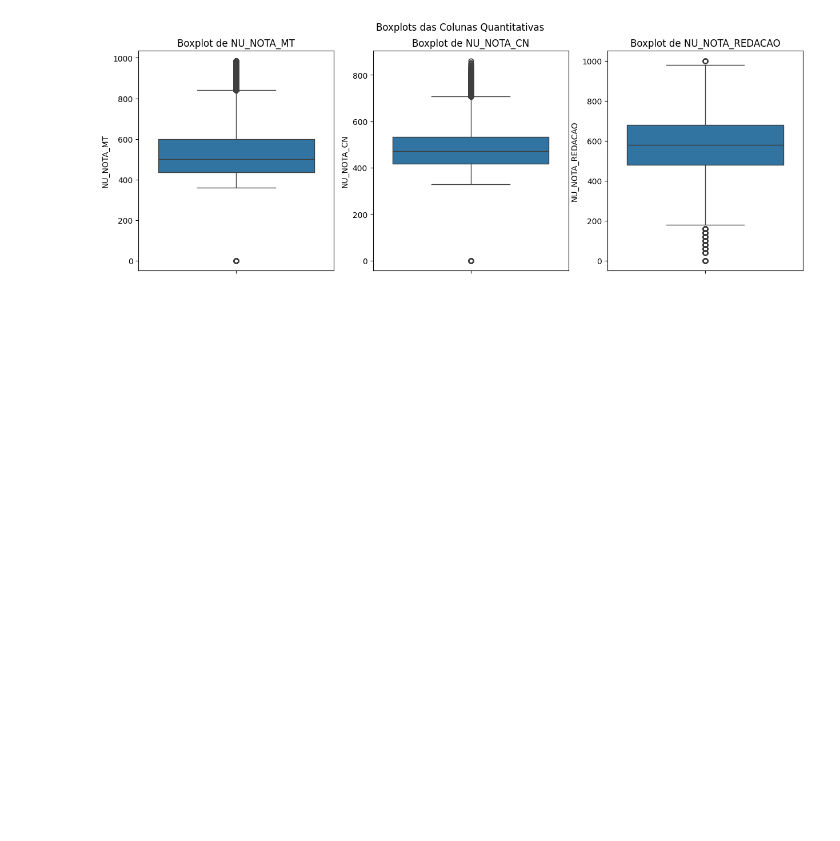
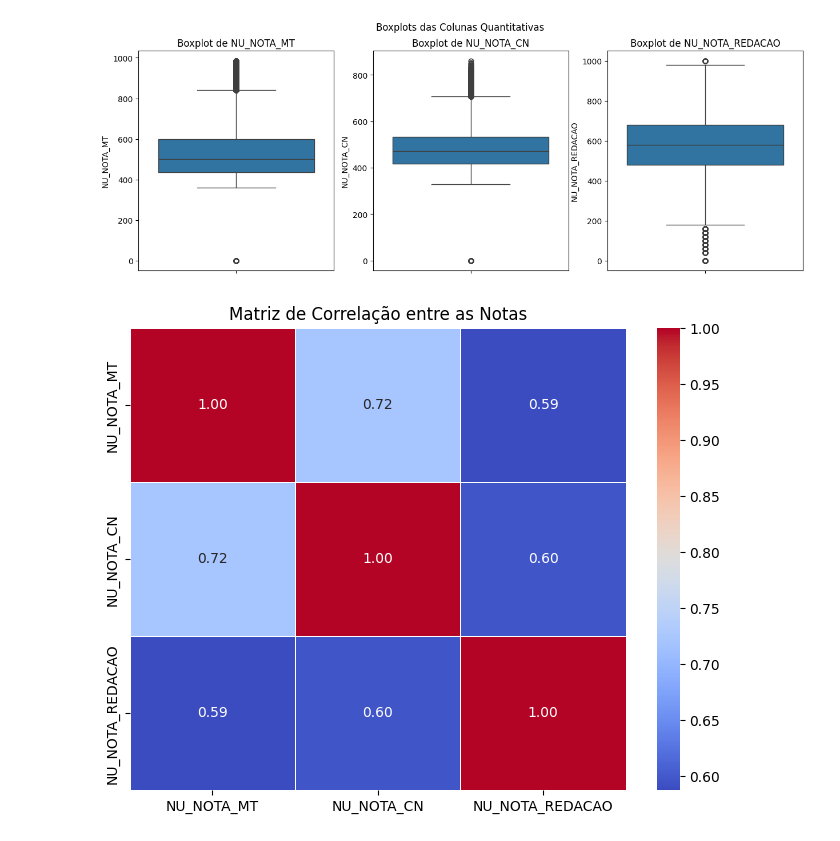
Before and after one commit to vincenzofadda/estatistica-python, a Jupyter notebook: estatistica_projeto_enem.ipynb, the cells around one changed output. Cells and saved outputs as stored; diff of their text form; code cells hidden in the pictures; blank space fills up the shorter version.

```diff
--- a/estatistica_projeto_enem.ipynb
+++ b/estatistica_projeto_enem.ipynb
@@ -346,3 +346,13 @@ min    0.000000e+00  0.000000e+00     0.000000e+00
 max    9.855000e+02  8.609000e+02     1.000000e+03
 [figure]
 [figure]
+# %%
+# Criando o heatmap da matriz de correlação
+plt.figure(figsize=(8, 6))
+sns.heatmap(correlacao, annot=True, cmap='coolwarm', fmt='.2f', linewidths=0.5)
+
+# Exibindo o título e o gráfico
+plt.title('Matriz de Correlação entre as Notas')
+plt.show()
+# %% [output]
+[figure, added]
```
